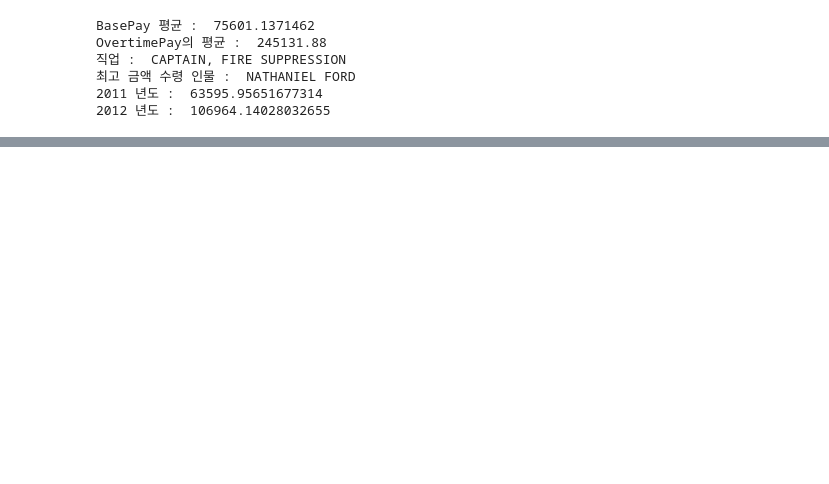
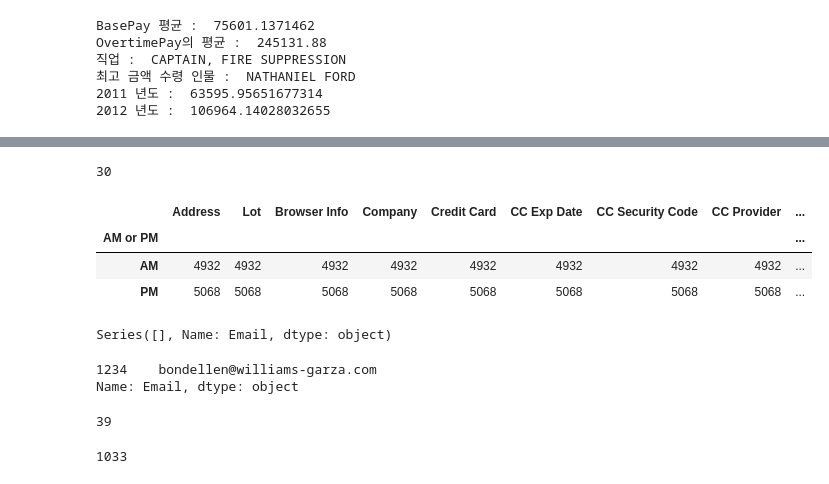
Before and after one commit to ReDocuSpace/BookExample_Python, a Jupyter notebook: Lecture03/Tranning/Backup/2023_12_05_team.ipynb, the cells around one changed output, grey strips where cells are left out. Cells and saved outputs as stored; diff of their text form; code cells hidden in the pictures; blank space fills up the shorter version.

```diff
--- a/Lecture03/Tranning/Backup/2023_12_05_team.ipynb
+++ b/Lecture03/Tranning/Backup/2023_12_05_team.ipynb
@@ -46,0 +162,34 @@ df.groupby('JobTitle').count().head(5)
+# %%
+# 5. 'Job'이 'Lawyer'인 사람의 숫자?
+df2[df2['Job'] == 'Lawyer']['IP Address'].count()
+# %% [output]
+30
+# %%
+# 6. 'AM'과 'PM'의 각각의 구매건수?
+df2.groupby('AM or PM').count()
+# %% [output]
+|  | Address | Lot | Browser Info | Company | Credit Card | CC Exp Date | CC Security Code | CC Provider | ... |
+| AM or PM |  |  |  |  |  |  |  |  | ... |
+| AM | 4932 | 4932 | 4932 | 4932 | 4932 | 4932 | 4932 | 4932 | ... |
+| PM | 5068 | 5068 | 5068 | 5068 | 5068 | 5068 | 5068 | 5068 | ... |
+# %%
+# 7. Lot이 '90 WT'인 곳에서 구매한 구매금액은?
+df2[df2['Lot'] == '90 WT']['Purchase Price'].count()
+# %% [output]
+Series([], Name: Email, dtype: object)
+# %%
+# 8. credit card num이 '4926535242672853'인 사람의 email은?
+df2[df2['Credit Card'] == int(4926535242672853)]['Email']
+# %% [output]
+1234    bondellen@williams-garza.com
+Name: Email, dtype: object
+# %%
+# 9. 카드회사가 'American Express'이고 구매금액이 $95 이상인 구매고객 수?
+df2[(df2['CC Provider'] == 'American Express') & (df2['Purchase Price'] >= float(95))]['Email'].count()
+# %% [output]
+39
+# %%
+# 10. credit card 만료일이 2025년도인 카드를 소지한 구매자의 수?
+df2[df2['CC Exp Date'].str.split('/').str[1] == '25']['Email'].count()
+# %% [output]
+1033
```
Also changed, not shown: parts of 15 cells of this notebook, 13 other files.
